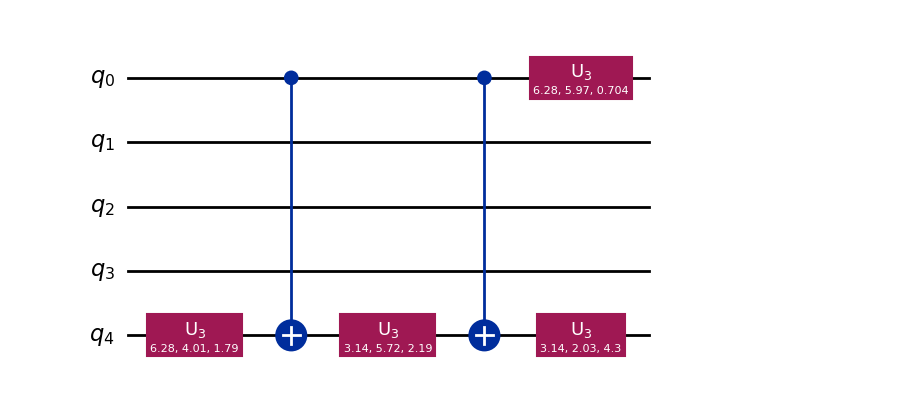
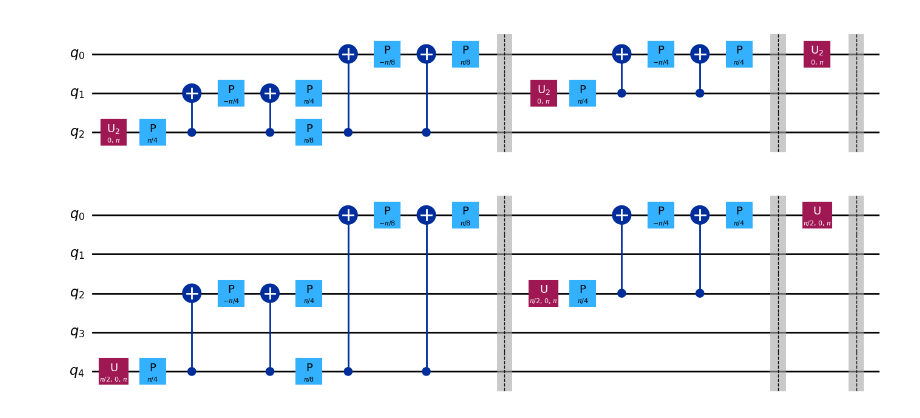
Before and after one commit to sumeetshirgure/dynconn, a Jupyter notebook: QFT.ipynb, the cells around one changed output. Cells and saved outputs as stored; diff of their text form; code cells hidden in the pictures.

```diff
--- a/QFT.ipynb
+++ b/QFT.ipynb
@@ -34,10 +17,44 @@ qc.draw(output='mpl')
-# %%
-circ = Circuit(5)
-circ.append_gate(CTGate(), (0, 4))
-
-circ = compile(circ, optimization_level=4)
-
-qc = bqskit_to_qiskit(circ)
-qc.draw(output='mpl')
-# %% [output]
-[figure, removed]
+# %%
+qft = qiskit.circuit.library.QFT(3, approximation_degree=0, do_swaps=False, insert_barriers=True)
+qft = qft.decompose().decompose()
+qft.draw(output='mpl', style={'dpi': 500}).savefig('qft_circuit.png')
+qft.draw(output='mpl', style={'dpi': 500})
+# %% [output]
+[figure, added]
+# %%
+c = QuantumCircuit(5)
+
+c.u(np.pi/2, 0, np.pi, 4)
+c.p(np.pi/4, 4)
+
+c.cx(4, 2)
+c.p(-np.pi/4, 2)
+c.cx(4, 2)
+c.p(np.pi/4, 2)
+c.p(np.pi/8, 4)
+
+c.cx(4, 0)
+c.p(-np.pi/8, 0)
+c.cx(4, 0)
+c.p(np.pi/8, 0)
+
+c.barrier()
+
+c.u(np.pi/2, 0, np.pi, 2)
+c.p(np.pi/4, 2)
+
+c.cx(2, 0)
+c.p(-np.pi/4, 0)
+c.cx(2, 0)
+c.p(np.pi/4, 0)
+
+c.barrier()
+
+c.u(np.pi/2, 0, np.pi, 0)
+
+c.barrier()
+
+c.draw(output='mpl', style={'dpi': 500}).savefig('decomposed_qft_circuit.png')
+c.draw(output='mpl', style={'dpi': 500})
+# %% [output]
+[figure, added]
```
Also changed, not shown: parts of 3 cells of this notebook.
